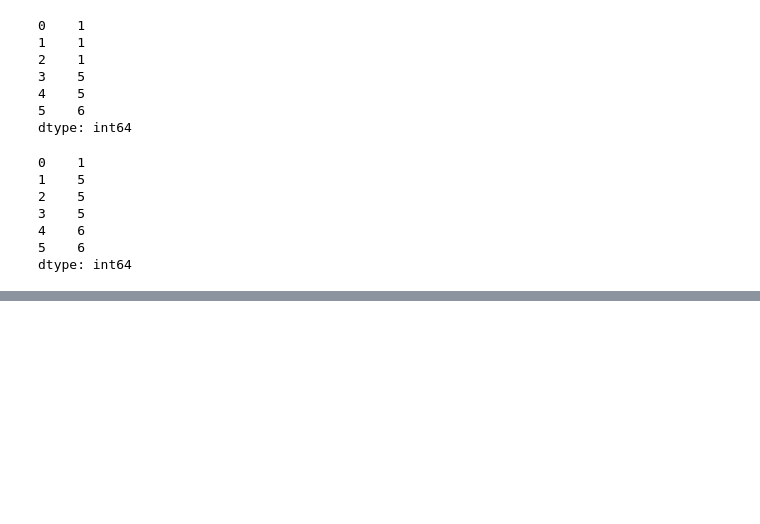
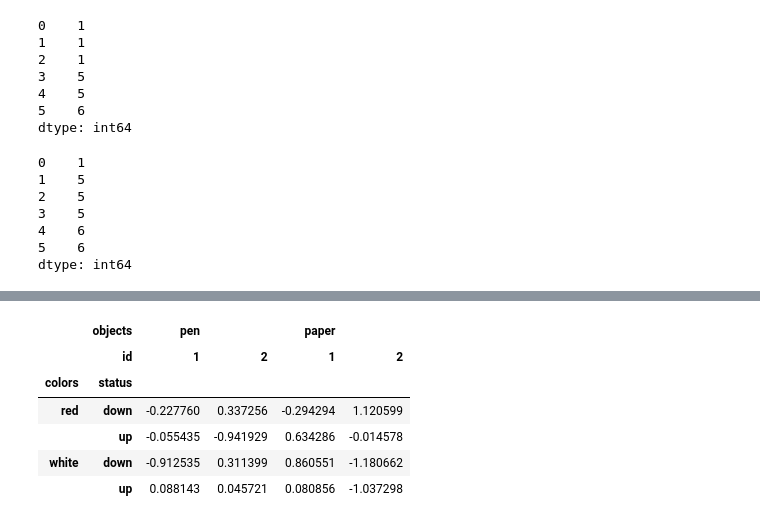
Before and after one commit to AhmadIbrahim-AI/DATA-SCIENCE-SQL, a Jupyter notebook: DATA FRAME.ipynb, the cells around one changed output, grey strips where cells are left out. Drawn from its saved outputs; the diff is of its cells as text; code cells hidden in the pictures; blank space fills up the shorter version.

```diff
--- a/DATA FRAME.ipynb
+++ b/DATA FRAME.ipynb
@@ -246,0 +663,10 @@ dtype: int64
+# %%
+mframe.sort_index(level='colors')
+# %% [output]
+|  | objects | pen |  | paper |  |
+|  | id | 1 | 2 | 1 | 2 |
+| colors | status |  |  |  |  |
+| red | down | -0.227760 | 0.337256 | -0.294294 | 1.120599 |
+|  | up | -0.055435 | -0.941929 | 0.634286 | -0.014578 |
+| white | down | -0.912535 | 0.311399 | 0.860551 | -1.180662 |
+|  | up | 0.088143 | 0.045721 | 0.080856 | -1.037298 |
```
Also changed, not shown: parts of 49 cells of this notebook.
